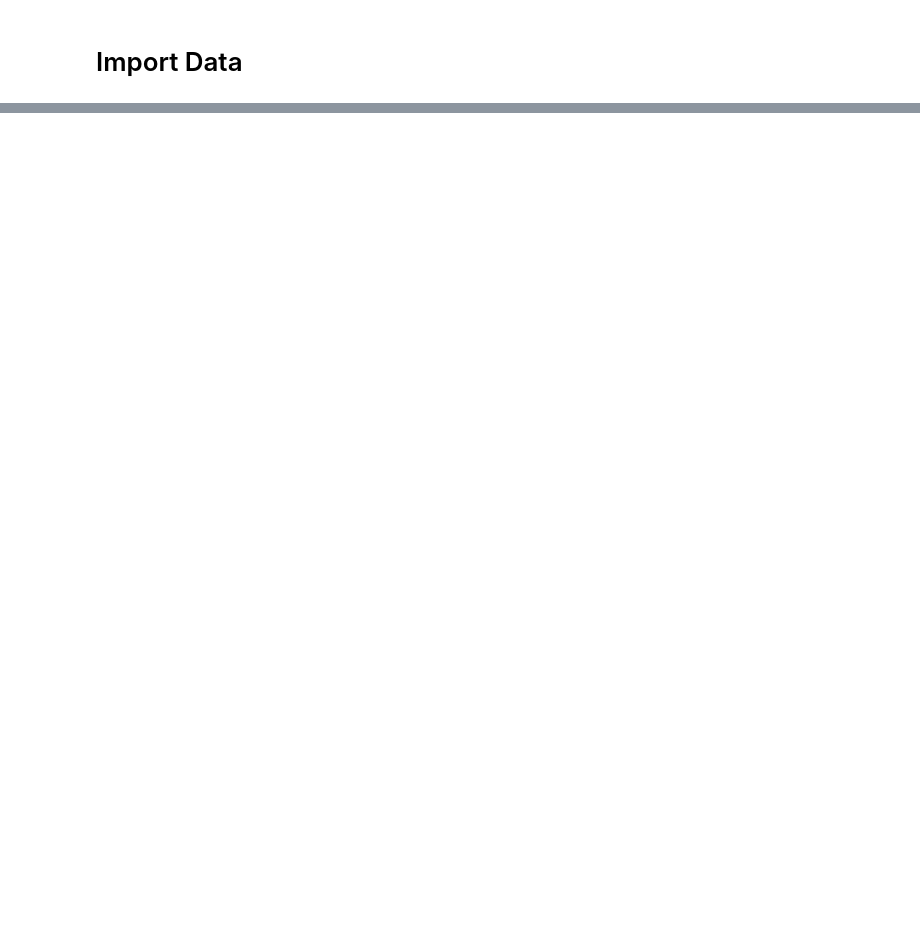
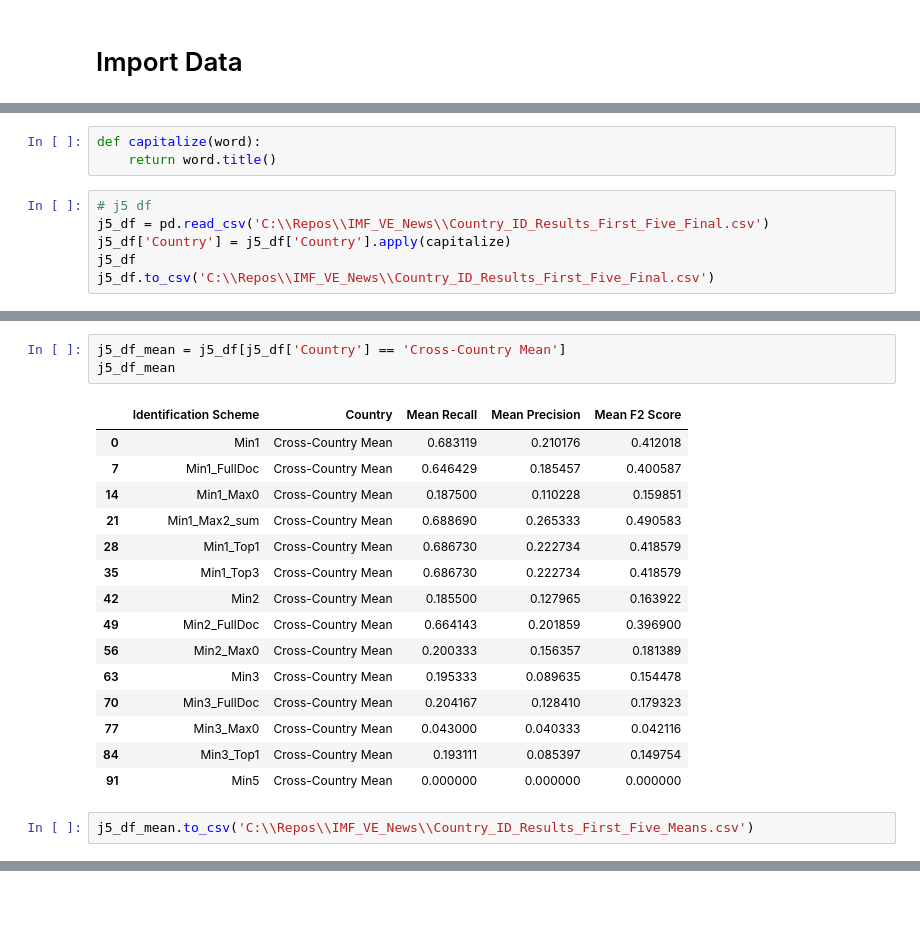
Before and after one commit to johnsonice/IMF_VE_News, a Jupyter notebook: Table 4 - F2 Scores for Specific Sentiment - Cross Countries.ipynb, the cells around one changed output, grey strips where cells are left out. Saved outputs shown, nothing was run; the diff lists cells and outputs as text; blank space fills up the shorter version.

```diff
--- a/Table 4 - F2 Scores for Specific Sentiment - Cross Countries.ipynb
+++ b/Table 4 - F2 Scores for Specific Sentiment - Cross Countries.ipynb
@@ -61,0 +671,9 @@ print(pd.read_csv(eval_files[0]).head())
+# %%
+def capitalize(word):
+    return word.title()
+# %%
+# j5 df
+j5_df = pd.read_csv('C:\\Repos\\IMF_VE_News\\Country_ID_Results_First_Five_Final.csv')
+j5_df['Country'] = j5_df['Country'].apply(capitalize)
+j5_df
+j5_df.to_csv('C:\\Repos\\IMF_VE_News\\Country_ID_Results_First_Five_Final.csv')
@@ -61,0 +690,21 @@ print(pd.read_csv(eval_files[0]).head())
+# %%
+j5_df_mean = j5_df[j5_df['Country'] == 'Cross-Country Mean']
+j5_df_mean
+# %% [output]
+|  | Identification Scheme | Country | Mean Recall | Mean Precision | Mean F2 Score |
+| 0 | Min1 | Cross-Country Mean | 0.683119 | 0.210176 | 0.412018 |
+| 7 | Min1_FullDoc | Cross-Country Mean | 0.646429 | 0.185457 | 0.400587 |
+| 14 | Min1_Max0 | Cross-Country Mean | 0.187500 | 0.110228 | 0.159851 |
+| 21 | Min1_Max2_sum | Cross-Country Mean | 0.688690 | 0.265333 | 0.490583 |
+| 28 | Min1_Top1 | Cross-Country Mean | 0.686730 | 0.222734 | 0.418579 |
+| 35 | Min1_Top3 | Cross-Country Mean | 0.686730 | 0.222734 | 0.418579 |
+| 42 | Min2 | Cross-Country Mean | 0.185500 | 0.127965 | 0.163922 |
+| 49 | Min2_FullDoc | Cross-Country Mean | 0.664143 | 0.201859 | 0.396900 |
+| 56 | Min2_Max0 | Cross-Country Mean | 0.200333 | 0.156357 | 0.181389 |
+| 63 | Min3 | Cross-Country Mean | 0.195333 | 0.089635 | 0.154478 |
+| 70 | Min3_FullDoc | Cross-Country Mean | 0.204167 | 0.128410 | 0.179323 |
+| 77 | Min3_Max0 | Cross-Country Mean | 0.043000 | 0.040333 | 0.042116 |
+| 84 | Min3_Top1 | Cross-Country Mean | 0.193111 | 0.085397 | 0.149754 |
+| 91 | Min5 | Cross-Country Mean | 0.000000 | 0.000000 | 0.000000 |
+# %%
+j5_df_mean.to_csv('C:\\Repos\\IMF_VE_News\\Country_ID_Results_First_Five_Means.csv')
```
Also changed, not shown: parts of 76 cells of this notebook.
